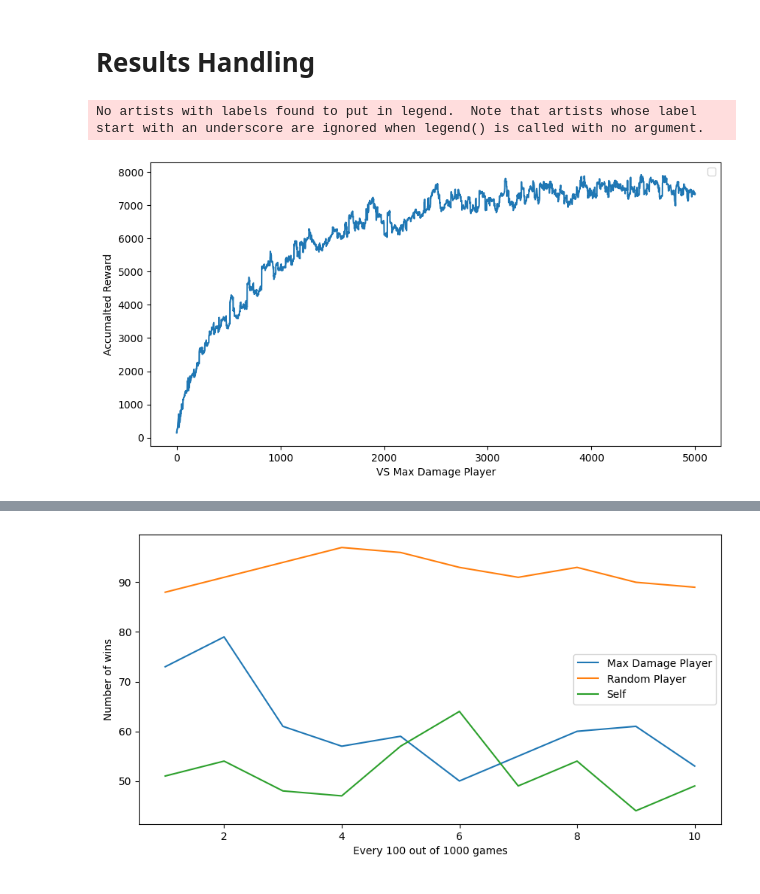
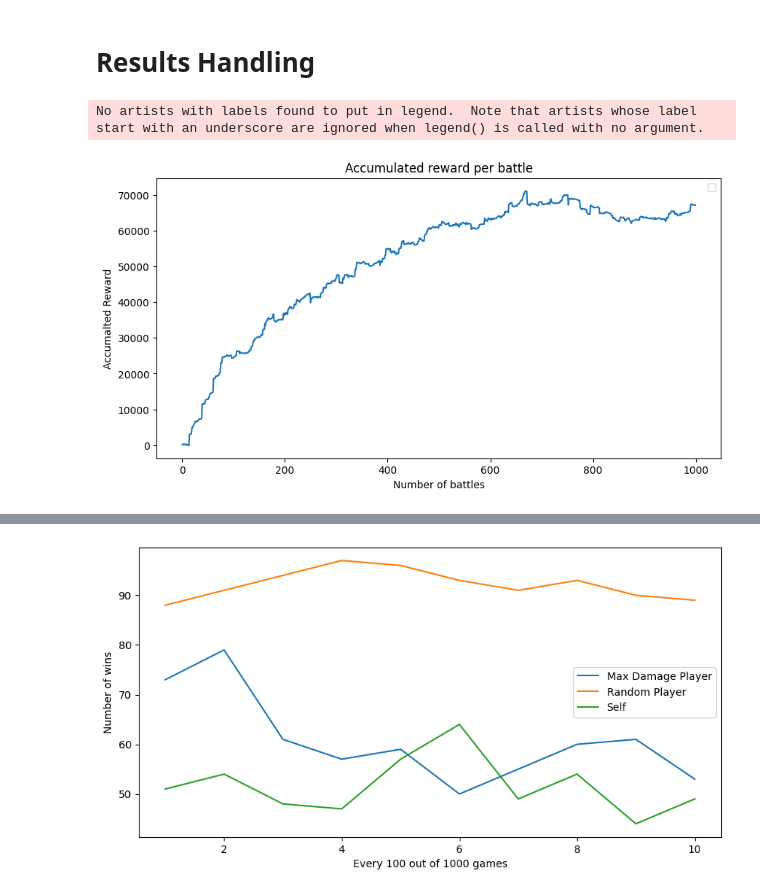
Before and after one commit to Harman367/Reinforcement-Learning-AI, a Jupyter notebook: Results/Results.ipynb, the cells around one changed output, grey strips where cells are left out. Drawn from its saved outputs; the diff is of its cells as text; code cells hidden in the pictures.

Commit message:
Results

```diff
--- a/Results/Results.ipynb
+++ b/Results/Results.ipynb
@@ -8,16 +8,17 @@ import matplotlib.pyplot as plt
 import seaborn as sns
 # %%
 #Load results
-data = pd.read_json('VS Max Damage Player.json')
-results_max = data['results']
+data = pd.read_json('Accumulated Reward.json')
+results = data['results']
 
 #Plot results
 plt.figure(figsize=(10, 5))
+plt.title('Accumulated reward per battle')
 plt.xlabel('Number of battles')
 plt.ylabel('Accumalted Reward')
-plt.plot(results_max)
+plt.plot(results)
 plt.legend()
 plt.show()
 # %% [output]
 No artists with labels found to put in legend.  Note that artists whose label start with an underscore are ignored when legend() is called with no argument.
-[figure, old version]
+[figure, new version]
```
Also changed, not shown: parts of 4 cells of this notebook, 10 other files.
